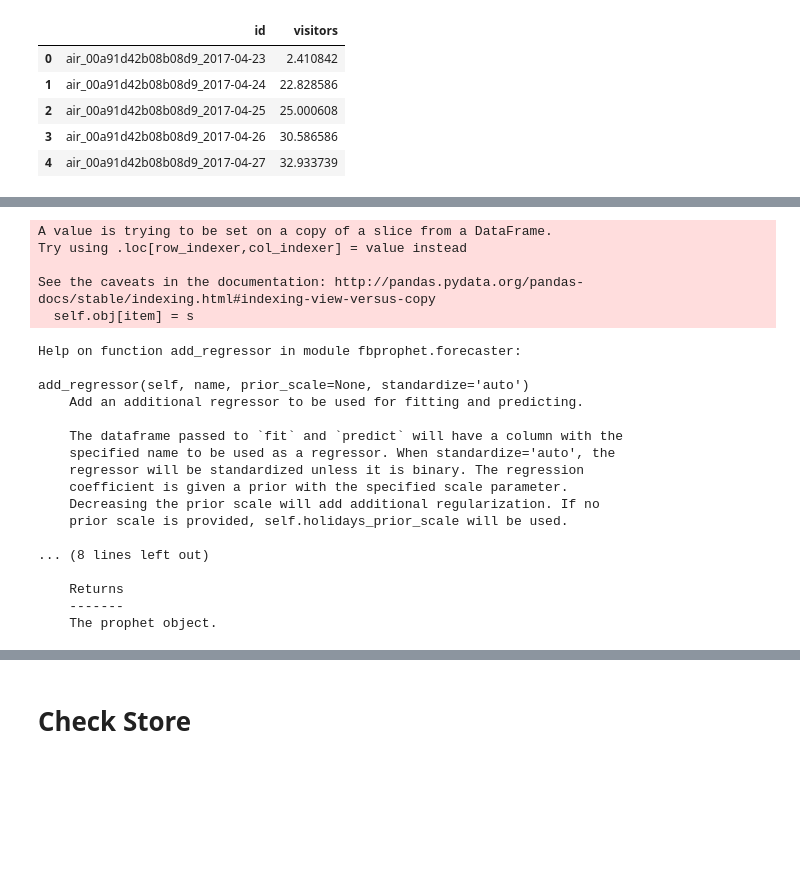
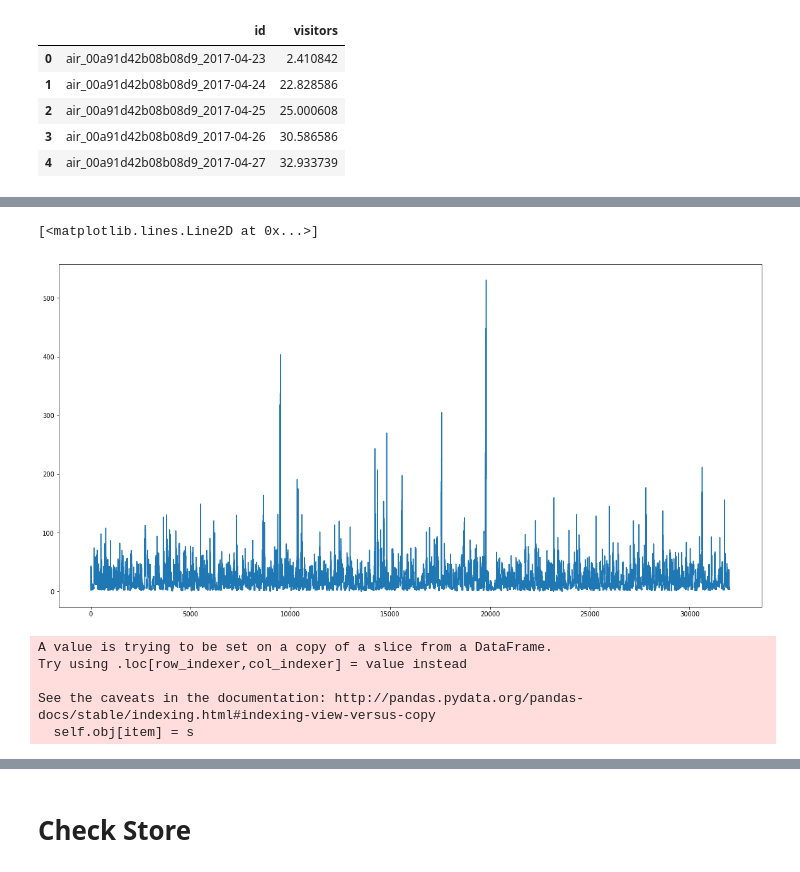
Before and after one commit to xiaochuan-du/ml_utils, a Jupyter notebook: proj/RRVF_yy/time_prophet.ipynb, the cells around one changed output, grey strips where cells are left out. Saved outputs shown, nothing was run; the diff lists cells and outputs as text; code cells hidden in the pictures; blank space fills up the shorter version.

```diff
--- a/proj/RRVF_yy/time_prophet.ipynb
+++ b/proj/RRVF_yy/time_prophet.ipynb
@@ -870,3 +915,10 @@ plt.plot(ttt.visitors)
+# %%
+ttt = tr.reset_index()
+plt.figure(figsize=(20, 10))
+plt.plot(ttt.visitors)
+# %% [output]
+[<matplotlib.lines.Line2D at 0x...>]
+[figure, added]
 # %%
 # tr_submission[tr_submission.visitors > 120]
 tr_submission.loc[tr_submission.visitors > 120, 'visitors'] = 120
@@ -881,20 +932,0 @@ tr_submission.to_csv('./result/pp_2model_rm_120.csv', index=False)
-# %%
-help(Prophet.add_regressor)
-# %% [output]
-Help on function add_regressor in module fbprophet.forecaster:
-
-add_regressor(self, name, prior_scale=None, standardize='auto')
-    Add an additional regressor to be used for fitting and predicting.
-
-    The dataframe passed to `fit` and `predict` will have a column with the
-    specified name to be used as a regressor. When standardize='auto', the
-    regressor will be standardized unless it is binary. The regression
-    coefficient is given a prior with the specified scale parameter.
-    Decreasing the prior scale will add additional regularization. If no
-    prior scale is provided, self.holidays_prior_scale will be used.
-
-... (8 lines left out)
-
-    Returns
-    -------
-    The prophet object.
```
Also changed, not shown: parts of 14 cells of this notebook, 2 other files.
